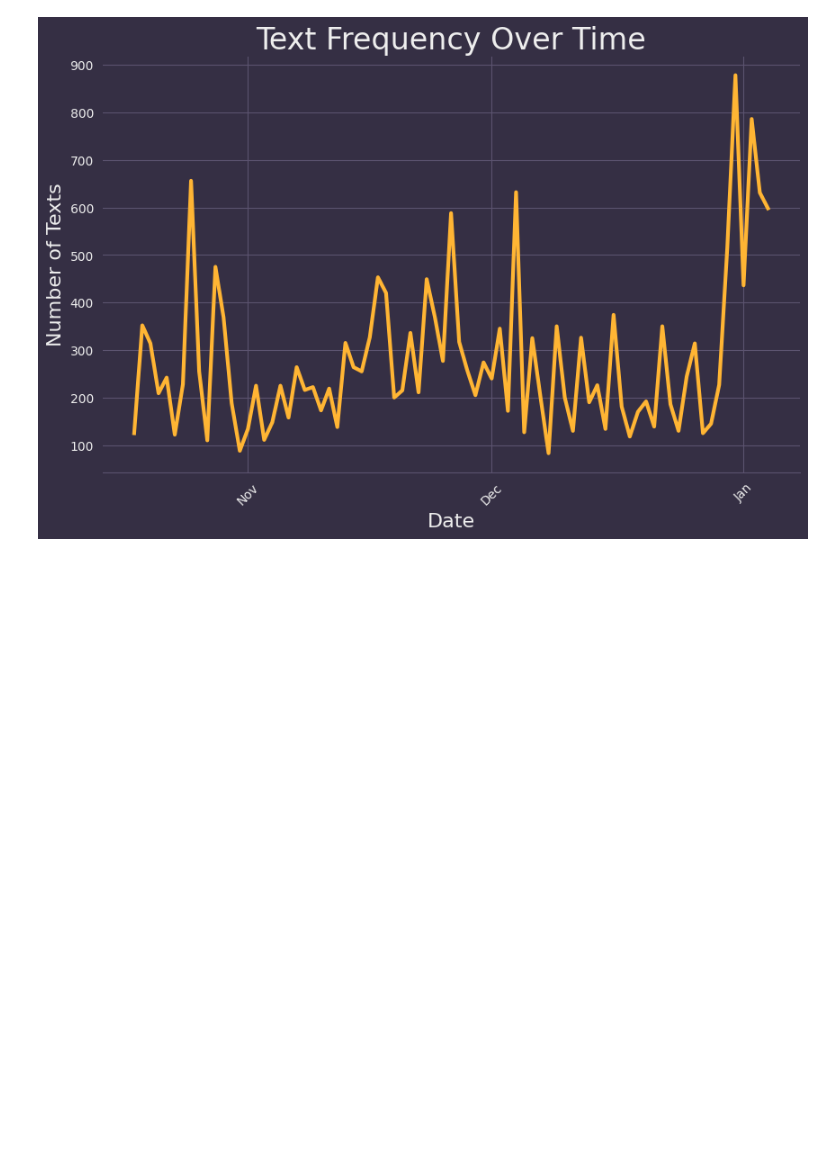
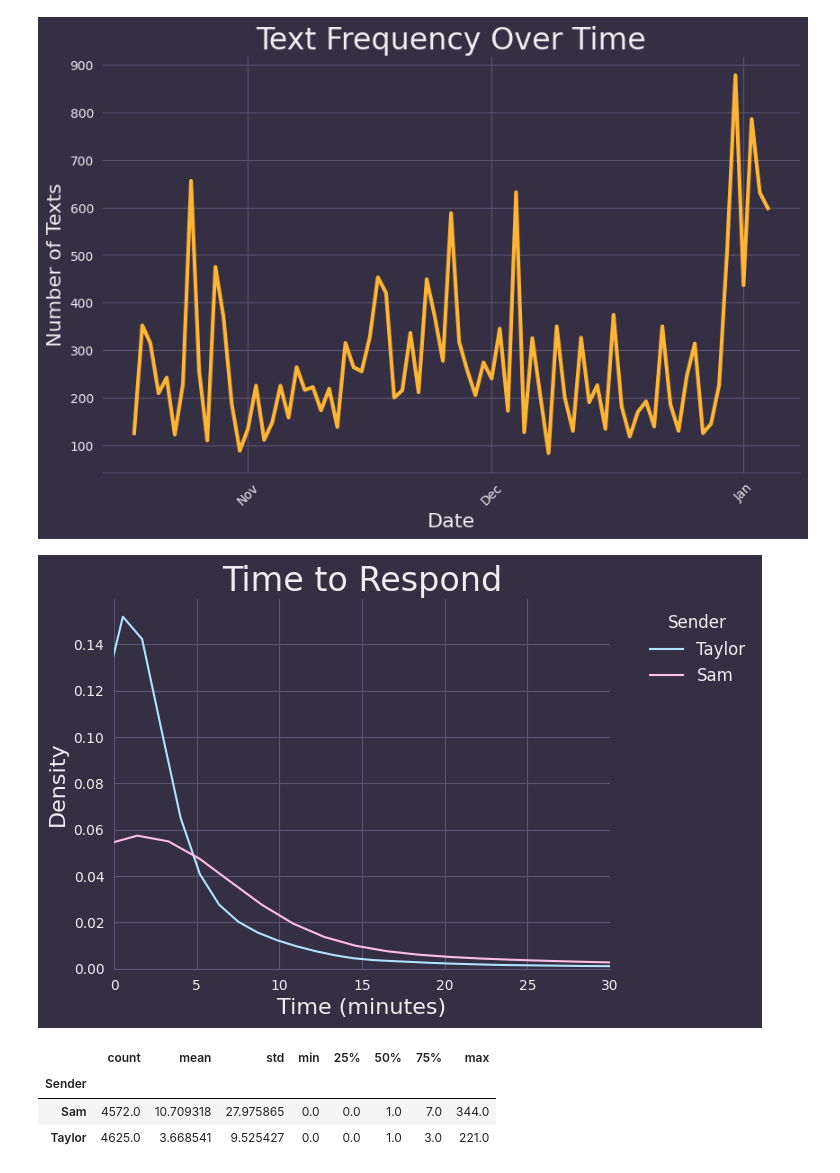
Before and after one commit to scs5/text-analytics, a Jupyter notebook: src/analysis.ipynb, the cells around one changed output. Saved outputs shown, nothing was run; the diff lists cells and outputs as text; code cells hidden in the pictures; blank space fills up the shorter version.

Commit message:
Added more visualizations

```diff
--- a/src/analysis.ipynb
+++ b/src/analysis.ipynb
@@ -183,3 +207,52 @@ plt.ylabel('Number of Texts', fontsize=16)
 plt.show()
 # %% [output]
 [figure]
+# %%
+# Response times
+latest_time = None
+latest_sender = None
+response_times = {}
+for i, row in df.iterrows():
+    time = row['Date']
+    sender = row['Sender']
+
+    if i == 0:
+        latest_time = time
+        latest_sender = sender
+        continue
+
+    if sender != latest_sender:
+        time_to_respond = time - latest_time
+        latest_sender = sender
+        latest_time = time
+
+        # Don't consider "goodnight" texts (> 6 hours)
+        if time_to_respond.total_seconds() < 6 * 3600:
+            if not sender in response_times.keys():
+                response_times[sender] = []
+            response_times[sender].append(time_to_respond)
+
+# Organize data in dataframe from plotting
+pairs = [(sender, timestamp) for sender, timestamps in response_times.items() for timestamp in timestamps]
+df_response_times = pd.DataFrame(pairs, columns=['Sender', 'response_time'])
+df_response_times['response_min'] = [time.total_seconds() / 60 for time in df_response_times['response_time']]
+
+# Violin plots
+for sender, color in reversed(list(zip(df_response_times['Sender'].unique(), USER_COLORS))):
+    sns.kdeplot(data=df_response_times[df_response_times['Sender'] == sender], x='response_min', label=sender, color=color)
+plt.title('Time to Respond', fontsize=24)
+plt.xlabel('Time (minutes)', fontsize=16)
+plt.ylabel('Density', fontsize=16)
+plt.legend(title='Sender', bbox_to_anchor=(1.05, 1), loc='upper left',
+           fontsize=12, title_fontsize=12)
+plt.xlim(0, 30)
+plt.show()
+
+# Statistics
+df_response_times.groupby('Sender')['response_min'].describe()
+# %% [output]
+[figure, added]
+|  | count | mean | std | min | 25% | 50% | 75% | max |
+| Sender |  |  |  |  |  |  |  |  |
+| Sam | 4572.0 | 10.709318 | 27.975865 | 0.0 | 0.0 | 1.0 | 7.0 | 344.0 |
+| Taylor | 4625.0 | 3.668541 | 9.525427 | 0.0 | 0.0 | 1.0 | 3.0 | 221.0 |
```
Also changed, not shown: parts of 9 cells of this notebook, 2 other files.
